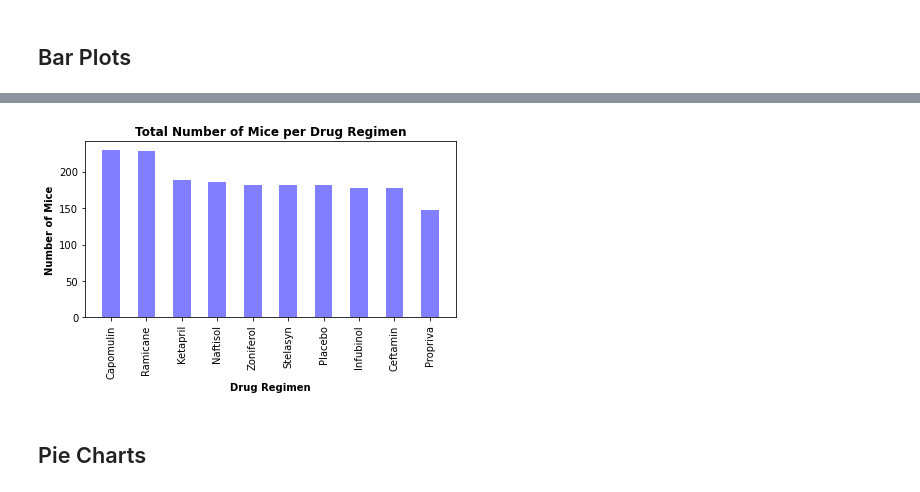
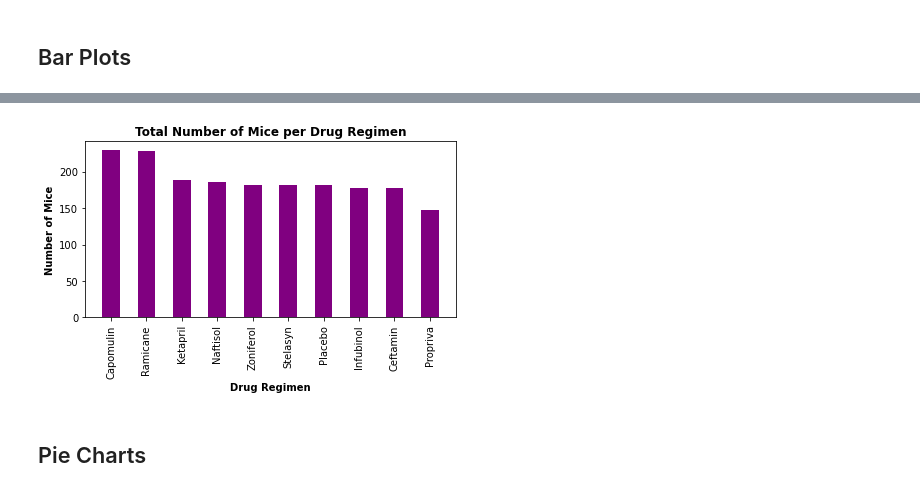
Before and after one commit to toshitorihara/matplotlib-challenge, a Jupyter notebook: Pymaceuticals/pymaceuticals_final.ipynb, the cells around one changed output, grey strips where cells are left out. Saved outputs shown, nothing was run; the diff lists cells and outputs as text; code cells hidden in the pictures.

```diff
--- a/Pymaceuticals/pymaceuticals_final.ipynb
+++ b/Pymaceuticals/pymaceuticals_final.ipynb
@@ -20,8 +20,8 @@ mouse_metadata = pd.read_csv(mouse_metadata_path)
 study_results = pd.read_csv(study_results_path)
 
 # Combine the data into a single dataset
-merged_data_df = pd.merge(study_results, mouse_metadata, how="outer", on=["Mouse ID"])
-merged_data_df.head()
+data_df = pd.merge(study_results, mouse_metadata, how="outer", on=["Mouse ID"])
+data_df.head()
 # %% [output]
 |  | Mouse ID | Timepoint | Tumor Volume (mm3) | Metastatic Sites | Drug Regimen | Sex | Age_months | ... |
 | 0 | b128 | 0 | 45.000000 | 0 | Capomulin | Female | 9 | ... |
@@ -47,7 +47,9 @@ Duplicated mice: ['g989']
 (1893, 8)
 # %%
 # Optional: Get all the data for the duplicate mouse ID.
-duplicated_mice_ID_data = merged_data_df.loc[merged_data_df['Mouse ID'] == duplicated_mice_ID[0]]
+duplicated_mice = data_df.duplicated(subset=['Mouse ID', 'Timepoint'], keep=False)
+duplicated_mice_ID = data_df.loc[duplicated_mice, 'Mouse ID'].unique()
+duplicated_mice_ID_data = data_df.loc[data_df["Mouse ID"] == duplicated_mice_ID[0]]
 duplicated_mice_ID_data
 # %% [output]
 |  | Mouse ID | Timepoint | Tumor Volume (mm3) | Metastatic Sites | Drug Regimen | Sex | Age_months | ... |
@@ -66,9 +68,9 @@ duplicated_mice_ID_data
 | 872 | g989 | 35 | 62.570880 | 2 | Propriva | Female | 21 | ... |
 # %%
 # Create a clean DataFrame by dropping the duplicate mouse by its ID.
-analysis_data_df = merged_data_df.drop(duplicated_mice_ID_data.index)
-print(f"Total rows excluding duplicate mice: {len(analysis_data_df)}")
+clean_data_df = data_df.drop(duplicated_mice_ID_data.index)
+print(f"Total rows excluding duplicate mice: {len(clean_data_df)}")
 # Checking the number of mice in the clean DataFrame.
-no_mice_analysis = len(analysis_data_df['Mouse ID'].unique())
-print(f'Total mice excluding duplicate mice: {no_mice_analysis}')
+no_mice_analysis = len(clean_data_df["Mouse ID"].unique())
+print(f"Total mice excluding duplicate mice: {no_mice_analysis}")
 # %% [output]
@@ -129,12 +131,14 @@ summary_table
 # %% [markdown]
 ## Bar Plots
 # %%
+no_mice_per_regimen = drug_regimen_gp["Mouse ID"].count().sort_values(ascending=False)
+no_mice_per_regimen
 # Generate a bar plot showing the total number of mice for each treatment throughout the course of the study using pandas.
-pd_bar_mice_per_regimen = no_mice_per_regimen.plot(kind='bar', width=0.5)
-pd_bar_mice_per_regimen.set_title(label='Total Number of Mice per Drug Regimen', fontweight = 'bold')
-pd_bar_mice_per_regimen.set_xlabel('Drug Regimen', fontweight = 'bold')
-pd_bar_mice_per_regimen.set_ylabel('Number of Mice', fontweight = 'bold')
-#plt.savefig('Images/py_bar_mice_per_regimen.png')
+pd_bar_mice_per_regimen = no_mice_per_regimen.plot(kind="bar", color="purple", width=0.5)
+pd_bar_mice_per_regimen.set_title(label="Total Number of Mice per Drug Regimen", fontweight = "bold")
+pd_bar_mice_per_regimen.set_xlabel("Drug Regimen", fontweight = "bold")
+pd_bar_mice_per_regimen.set_ylabel("Number of Mice", fontweight = "bold")
+#plt.savefig("Images/barplot_pandas.png")
 plt.show()
 plt.close()
 # %% [output]
@@ -142,18 +146,18 @@ plt.close()
 # %%
 # Generate a bar plot showing the total number of mice for each treatment throughout the course of the study using pyplot.
 x_axis_regimen = np.arange(len(no_mice_per_regimen))
 regimen_name = list(no_mice_per_regimen.index.values)
-py_bar_mice_per_regimen = plt.bar(x_axis_regimen, no_mice_per_regimen, color='blue', alpha=0.5, width=0.5)
-plt.xticks(x_axis_regimen, regimen_name, rotation='vertical')
-plt.title('Total Number of Mice per Drug Regimen', fontweight = 'bold')
-plt.xlabel('Drug Regimen', fontweight = 'bold')
-plt.ylabel('Number of Mice', fontweight = 'bold')
+py_bar_mice_per_regimen = plt.bar(x_axis_regimen, no_mice_per_regimen, color="purple", alpha=1.0, width=0.5)
+plt.xticks(x_axis_regimen, regimen_name, rotation="vertical")
+plt.title("Total Number of Mice per Drug Regimen", fontweight = "bold")
+plt.xlabel("Drug Regimen", fontweight = "bold")
+plt.ylabel("Number of Mice", fontweight = "bold")
 plt.tight_layout()
-#plt.savefig('Images/py_bar_mice_per_regimen.png')
+#plt.savefig("Images/barplot_pyplot.png")
 plt.show()
 plt.close()
 # %% [output]
-[figure, old version]
+[figure, new version]
 # %% [markdown]
 ## Pie Charts
 # %%
```
Also changed, not shown: parts of 15 cells of this notebook.
